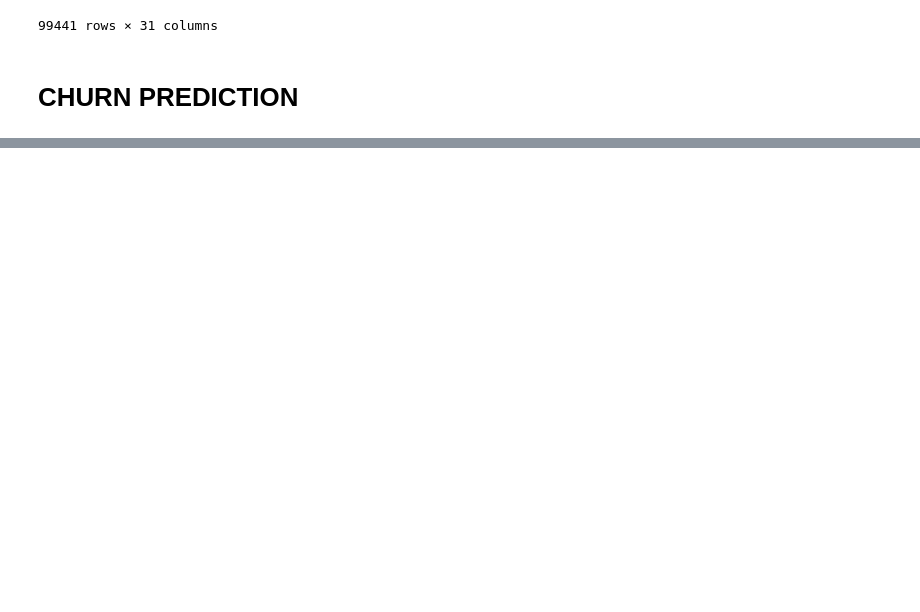
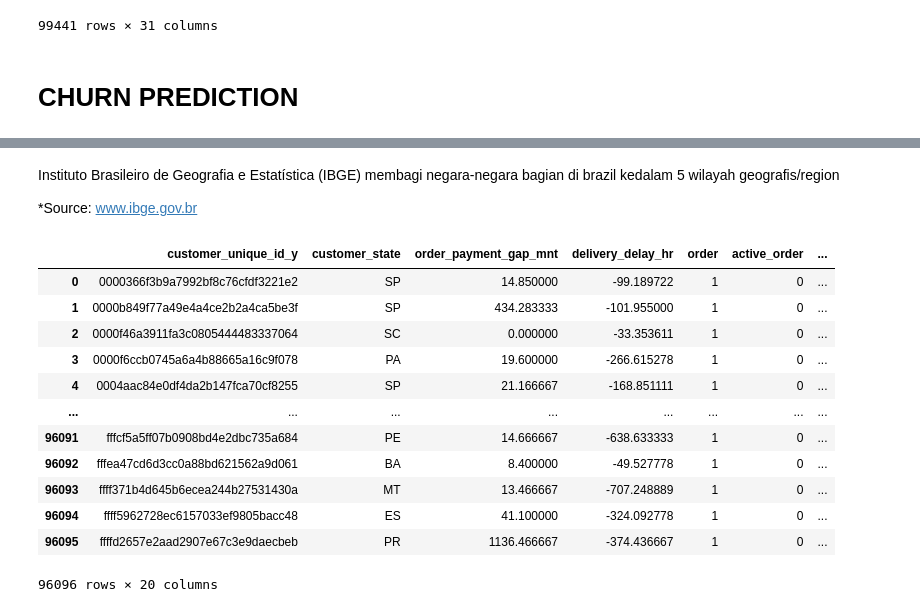
Before and after one commit to stevanus1997/final_project_alpha, a Jupyter notebook: brazillian_olist.ipynb, the cells around one changed output, grey strips where cells are left out. Saved outputs shown, nothing was run; the diff lists cells and outputs as text; code cells hidden in the pictures; blank space fills up the shorter version.

```diff
--- a/brazillian_olist.ipynb
+++ b/brazillian_olist.ipynb
@@ -534,0 +1249,11 @@ olist_new
+# %%
+# Show Unique data and n-unique in every Column
+show_unique_olistnew2 = []
+
+for x in olist_new2.columns:
+  show_unique_olistnew2.append([x, olist_new2[x].nunique(), olist_new2[x].unique(), olist_new2[x].dtype])
+
+table_unique_olistnew2 = pd.DataFrame(columns=['Column Name','Number of Unique','Unique Value','Dtype'],
+              data=show_unique_olistnew2)
+
+table_unique_olistnew2
@@ -534,0 +1299,12 @@ olist_new
+# %%
+# Menentukan kolom numerik (integer dan float)
+numerical_cols = olist_new2.select_dtypes(include=['float64', 'int64']).columns
+
+# Mengisi nilai NaN pada kolom numerik dengan median
+olist_new2[numerical_cols] = olist_new2[numerical_cols].apply(lambda x: x.fillna(x.median()))
+
+# Mengisi nilai NaN pada kolom numerik dengan median
+olist_new2[numerical_cols] = olist_new2[numerical_cols].apply(lambda x: x.fillna(x.median()))
+
+# Tampilkan hasilnya
+olist_new2.head()
@@ -534,0 +1346,39 @@ olist_new
+# %% [markdown]
+Instituto Brasileiro de Geografia e Estatística (IBGE) membagi negara-negara bagian di brazil kedalam 5 wilayah geografis/region
+
+*Source: www.ibge.gov.br
+# %%
+# Define the region mapping
+region_mapping = {
+    'North': ['AC', 'AM', 'AP', 'RR', 'PA', 'RO', 'TO'],
+    'Northeast': ['MA', 'PI', 'CE', 'RN', 'PB', 'SE', 'BA','PE','AL'],
+    'Southeast': ['SP', 'RJ', 'MG', 'ES'],
+    'South': ['PR', 'SC', 'RS'],
+    'Midwest': ['MS', 'MT', 'GO', 'DF']
+}
+
+# Function to map states to regions
+def map_region(state):
+    for region, states in region_mapping.items():
+        if state in states:
+            return region
+    return 'Unknown'  # In case the state is not found
+
+# Apply the mapping function to create the 'customer_region' column
+olist_new2['customer_region'] = olist_new2['customer_state'].apply(map_region)
+# %%
+olist_new2
+# %% [output]
+|  | customer_unique_id_y | customer_state | order_payment_gap_mnt | delivery_delay_hr | order | active_order | ... |
+| 0 | 0000366f3b9a7992bf8c76cfdf3221e2 | SP | 14.850000 | -99.189722 | 1 | 0 | ... |
+| 1 | 0000b849f77a49e4a4ce2b2a4ca5be3f | SP | 434.283333 | -101.955000 | 1 | 0 | ... |
+| 2 | 0000f46a3911fa3c0805444483337064 | SC | 0.000000 | -33.353611 | 1 | 0 | ... |
+| 3 | 0000f6ccb0745a6a4b88665a16c9f078 | PA | 19.600000 | -266.615278 | 1 | 0 | ... |
+| 4 | 0004aac84e0df4da2b147fca70cf8255 | SP | 21.166667 | -168.851111 | 1 | 0 | ... |
+| ... | ... | ... | ... | ... | ... | ... | ... |
+| 96091 | fffcf5a5ff07b0908bd4e2dbc735a684 | PE | 14.666667 | -638.633333 | 1 | 0 | ... |
+| 96092 | fffea47cd6d3cc0a88bd621562a9d061 | BA | 8.400000 | -49.527778 | 1 | 0 | ... |
+| 96093 | ffff371b4d645b6ecea244b27531430a | MT | 13.466667 | -707.248889 | 1 | 0 | ... |
+| 96094 | ffff5962728ec6157033ef9805bacc48 | ES | 41.100000 | -324.092778 | 1 | 0 | ... |
+| 96095 | ffffd2657e2aad2907e67c3e9daecbeb | PR | 1136.466667 | -374.436667 | 1 | 0 | ... |
+96096 rows × 20 columns
```
Also changed, not shown: parts of 72 cells of this notebook.
